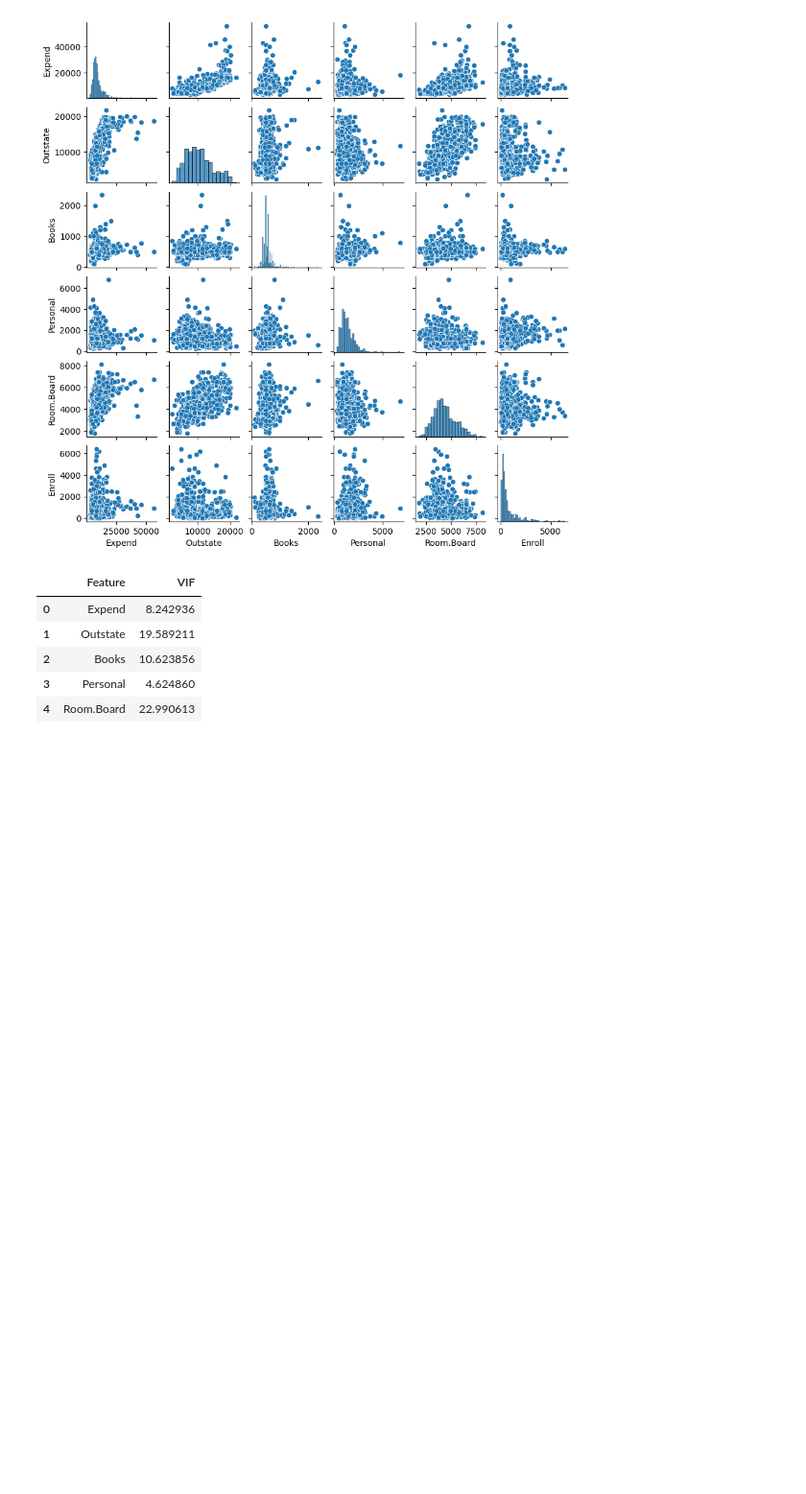
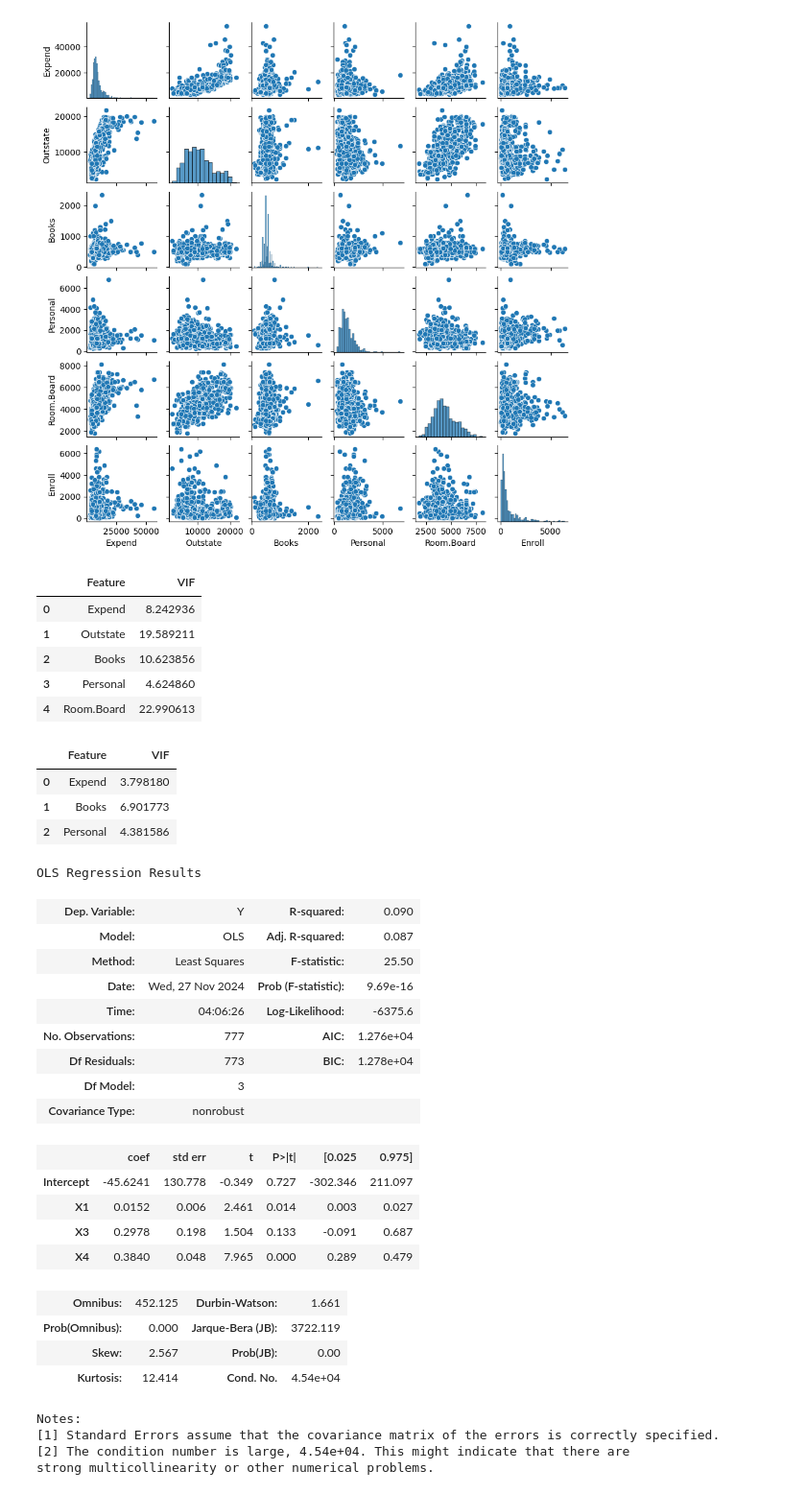
Before and after one commit to nikkhot/DTSC-Group-15, a Jupyter notebook: Dataset_Group_15.ipynb, the cells around one changed output. Shown at 96% size. Drawn from its saved outputs; the diff is of its cells as text; code cells hidden in the pictures; blank space fills up the shorter version.

```diff
--- a/Dataset_Group_15.ipynb
+++ b/Dataset_Group_15.ipynb
@@ -114,3 +114,44 @@ vif_data
 | 2 | Books | 10.623856 |
 | 3 | Personal | 4.624860 |
 | 4 | Room.Board | 22.990613 |
+# %%
+vif_data = pd.DataFrame()
+X = df2[ ["Expend", "Books","Personal"]]
+vif_data["Feature"] = X.columns
+
+vif_data["VIF"] = [ variance_inflation_factor(X.values ,i) for i in range(X.shape[1] )  ]
+vif_data
+# %% [output]
+|  | Feature | VIF |
+| 0 | Expend | 3.798180 |
+| 1 | Books | 6.901773 |
+| 2 | Personal | 4.381586 |
+# %%
+model_formula = smf.ols( formula= "Y ~ X1 + X3 + X4 " , data= df2   )
+
+result = model_formula.fit()
+result.summary()
+# %% [output]
+OLS Regression Results
+| Dep. Variable: | Y | R-squared: | 0.090 |
+| Model: | OLS | Adj. R-squared: | 0.087 |
+| Method: | Least Squares | F-statistic: | 25.50 |
+| Date: | Wed, 27 Nov 2024 | Prob (F-statistic): | 9.69e-16 |
+| Time: | 04:06:26 | Log-Likelihood: | -6375.6 |
+| No. Observations: | 777 | AIC: | 1.276e+04 |
+| Df Residuals: | 773 | BIC: | 1.278e+04 |
+| Df Model: | 3 |  |  |
+| Covariance Type: | nonrobust |  |  |
+|  | coef | std err | t | P>|t| | [0.025 | 0.975] |
+| Intercept | -45.6241 | 130.778 | -0.349 | 0.727 | -302.346 | 211.097 |
+| X1 | 0.0152 | 0.006 | 2.461 | 0.014 | 0.003 | 0.027 |
+| X3 | 0.2978 | 0.198 | 1.504 | 0.133 | -0.091 | 0.687 |
+| X4 | 0.3840 | 0.048 | 7.965 | 0.000 | 0.289 | 0.479 |
+| Omnibus: | 452.125 | Durbin-Watson: | 1.661 |
+| Prob(Omnibus): | 0.000 | Jarque-Bera (JB): | 3722.119 |
+| Skew: | 2.567 | Prob(JB): | 0.00 |
+| Kurtosis: | 12.414 | Cond. No. | 4.54e+04 |
+Notes:
+[1] Standard Errors assume that the covariance matrix of the errors is correctly specified.
+[2] The condition number is large, 4.54e+04. This might indicate that there are
+strong multicollinearity or other numerical problems.
```
Also changed, not shown: parts of 1 cell of this notebook.
